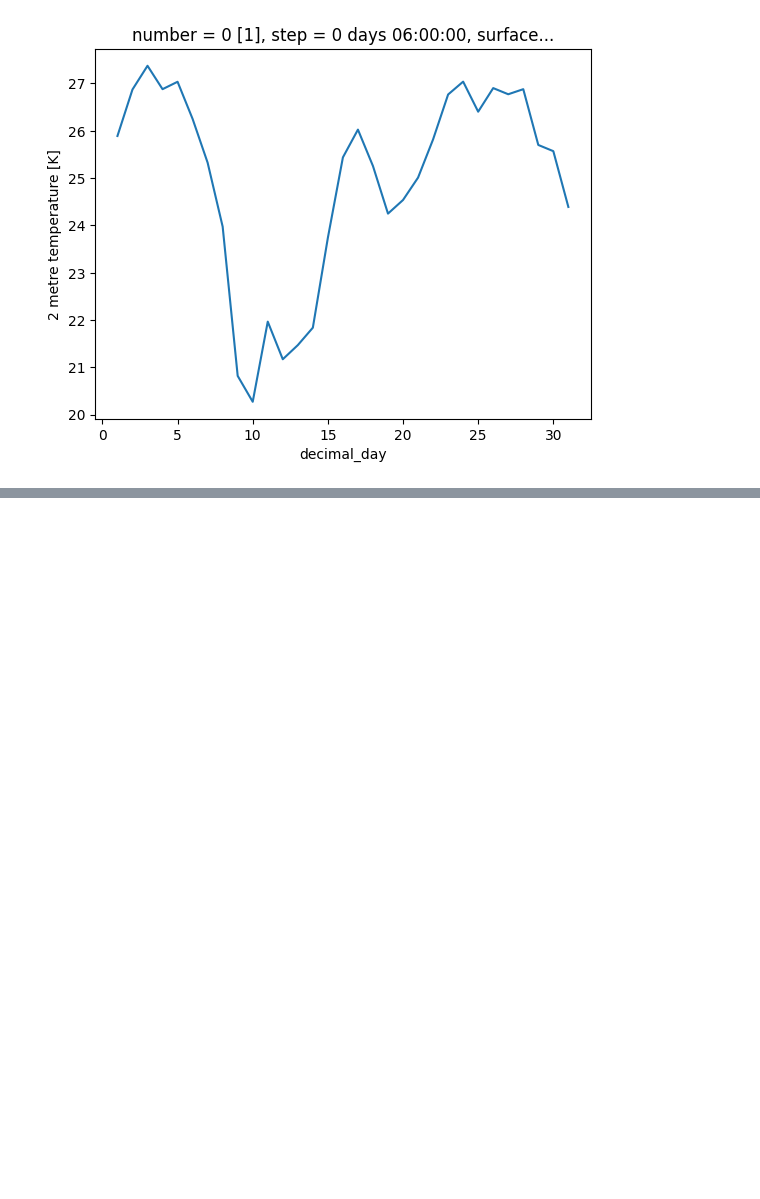
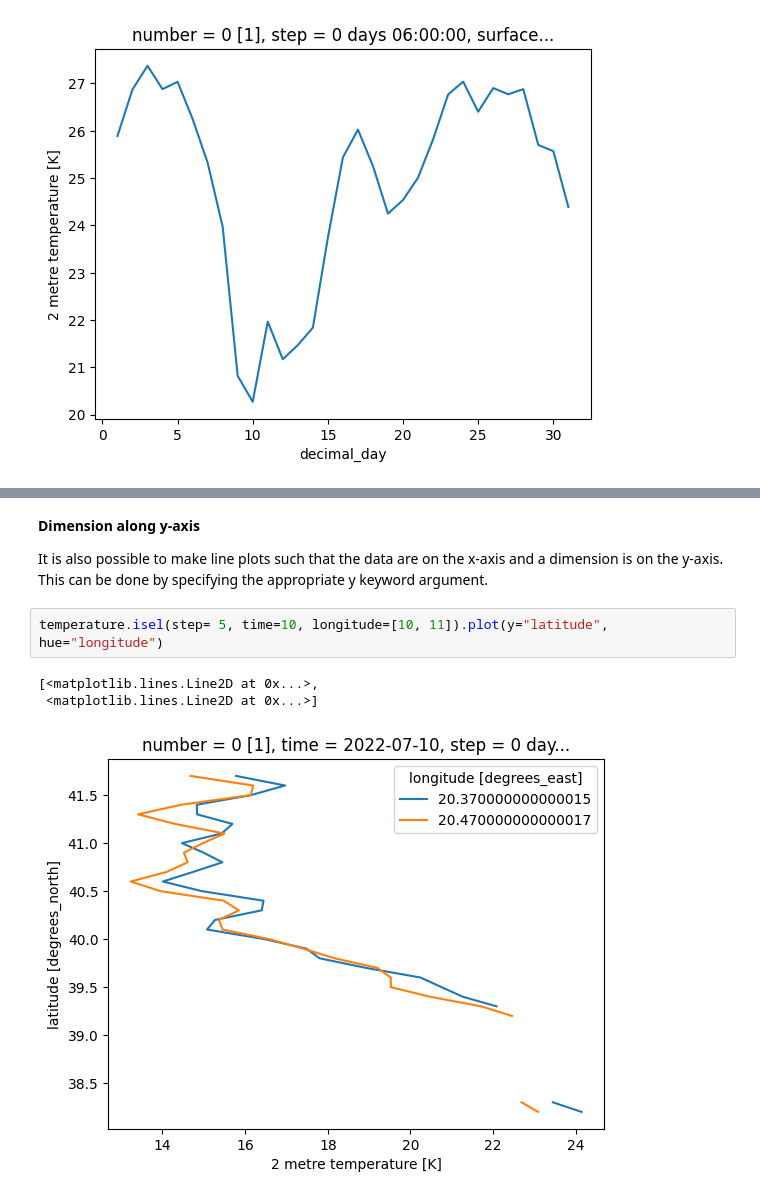
Before and after one commit to edwardLum/mapping-data-visualization-python, a Jupyter notebook: code/exercise1/Working with xarray.ipynb, the cells around one changed output, grey strips where cells are left out. Drawn from its saved outputs; the diff is of its cells as text; blank space fills up the shorter version.

Commit message:
Setting dimension along y-axis

```diff
--- a/code/exercise1/Working with xarray.ipynb
+++ b/code/exercise1/Working with xarray.ipynb
@@ -159,0 +155,10 @@ with np.printoptions(precision=10):
+# %% [markdown]
+**Dimension along y-axis**
+
+It is also possible to make line plots such that the data are on the x-axis and a dimension is on the y-axis. This can be done by specifying the appropriate y keyword argument.
+# %%
+temperature.isel(step= 5, time=10, longitude=[10, 11]).plot(y="latitude", hue="longitude")
+# %% [output]
+[<matplotlib.lines.Line2D at 0x...>,
+ <matplotlib.lines.Line2D at 0x...>]
+[figure, added]
```
Also changed, not shown: parts of 9 cells of this notebook.
